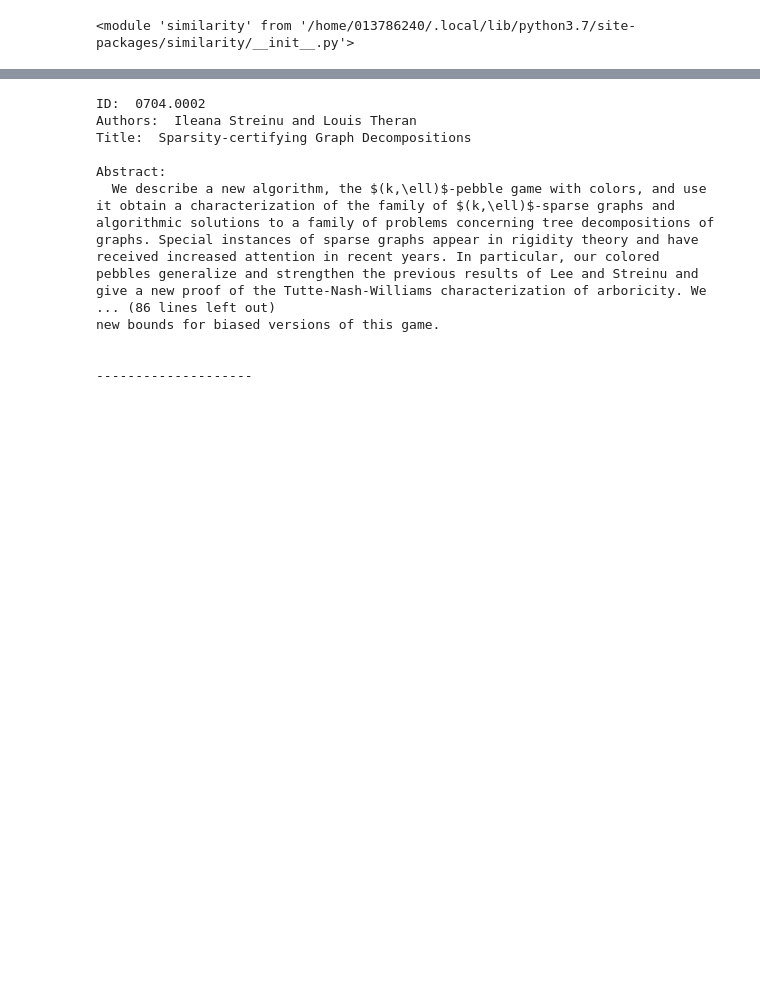
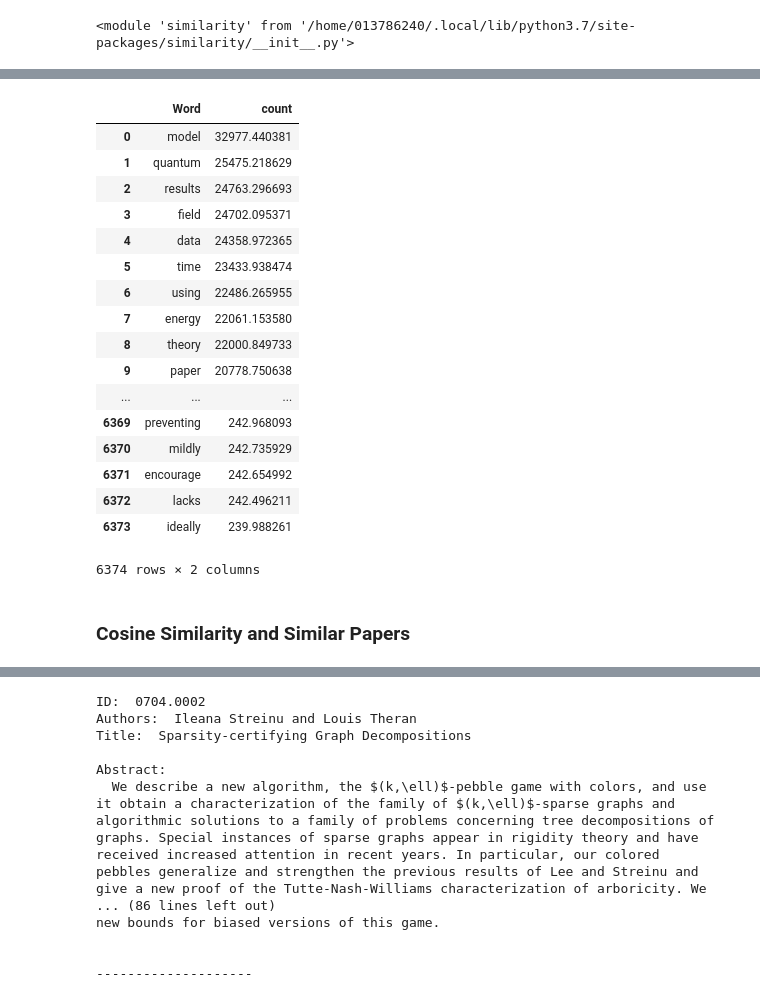
Before and after one commit to malvo06/Recsys-arXiv, a Jupyter notebook: Similar Authors.ipynb, the cells around one changed output, grey strips where cells are left out. Drawn from its saved outputs; the diff is of its cells as text; code cells hidden in the pictures; blank space fills up the shorter version.

```diff
--- a/Similar Authors.ipynb
+++ b/Similar Authors.ipynb
@@ -29 +66,29 @@ text_vectorized.shape
+# %%
+total_words = text_vectorized.sum(axis=0)
+freq = [(word, total_words[0, idx]) for word, idx in vectorizer.vocabulary_.items()]
+freq =sorted(freq, key = lambda x: x[1], reverse=True)
+freq_words = pd.DataFrame(freq)
+freq_words.rename(columns = {0:'Word', 1: 'count'}, inplace = True)
+freq_words.head(-10)
+# %% [output]
+|  | Word | count |
+| 0 | model | 32977.440381 |
+| 1 | quantum | 25475.218629 |
+| 2 | results | 24763.296693 |
+| 3 | field | 24702.095371 |
+| 4 | data | 24358.972365 |
+| 5 | time | 23433.938474 |
+| 6 | using | 22486.265955 |
+| 7 | energy | 22061.153580 |
+| 8 | theory | 22000.849733 |
+| 9 | paper | 20778.750638 |
+| ... | ... | ... |
+| 6369 | preventing | 242.968093 |
+| 6370 | mildly | 242.735929 |
+| 6371 | encourage | 242.654992 |
+| 6372 | lacks | 242.496211 |
+| 6373 | ideally | 239.988261 |
+6374 rows × 2 columns
+# %% [markdown]
+### Cosine Similarity and Similar Papers
 # %%
```
Also changed, not shown: parts of 28 cells of this notebook, 4 other files.
